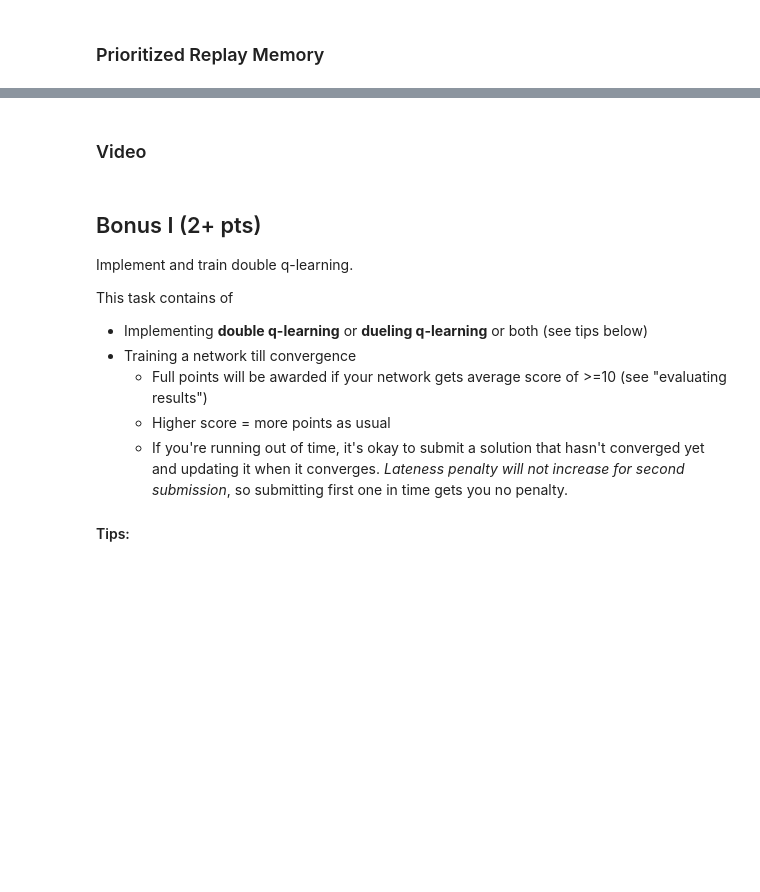
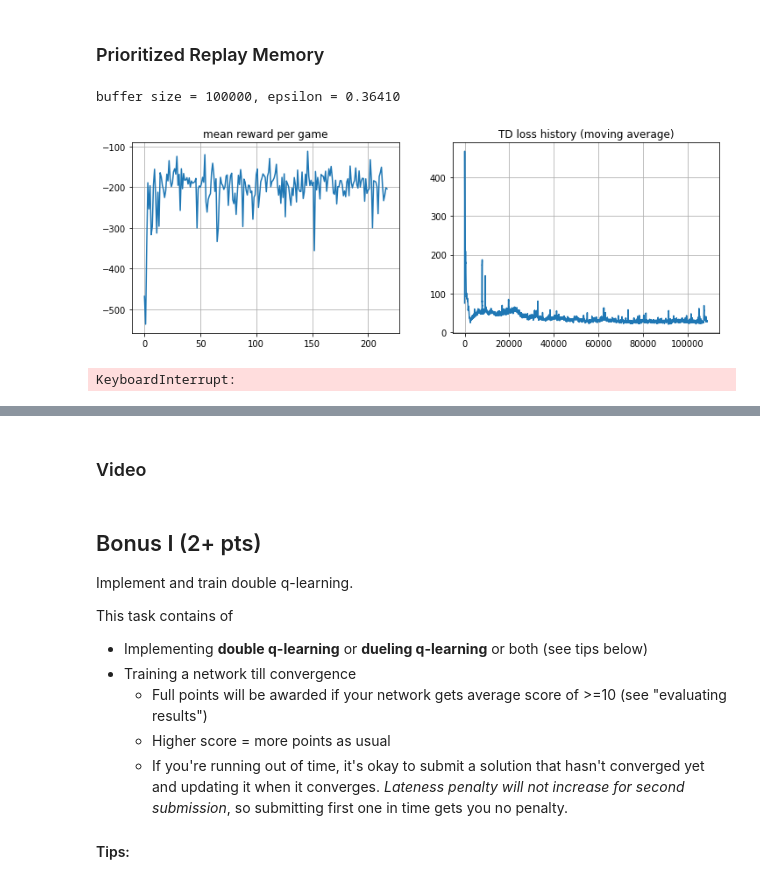
Before and after one commit to etendue/move37, a Jupyter notebook: dqn_box2d.ipynb, the cells around one changed output, grey strips where cells are left out. Cells and saved outputs as stored; diff of their text form; code cells hidden in the pictures; blank space fills up the shorter version.

```diff
--- a/dqn_box2d.ipynb
+++ b/dqn_box2d.ipynb
@@ -117,11 +121,11 @@ class ReplayMemory(object):
         self.memory = []
         self.position = 0
 
-    def push(self, *args):
+    def push(self, transition):
         """Saves a transition."""
         if len(self.memory) < self.capacity:
             self.memory.append(None)
-        self.memory[self.position] = Transition(*args)
+        self.memory[self.position] = transition
         self.position = (self.position + 1) % self.capacity
 
     def sample(self, batch_size):
@@ -406,2 +285,0 @@ s = eval_env.reset()
-# %%
-q_values=agent.get_qvalues(s)
@@ -412,2 +285,0 @@ agent.sample_action(q_values)
-# %%
-s,r,done,_ = eval_env.step(3)
@@ -445,4 +286,2 @@ agent.model = target_net
-# %%
-r,actions,qs=evaluate_(eval_env, agent, n_games=1)
 # %% [markdown]
 ### Prioritized Replay Memory
@@ -451,6 +437,21 @@ from replay_buffer_buffer_bufferay_buffer import PrioritizedReplayBuffer
 # %%
-optimizer = torch.optim.Adam(policy_net.parameters())
-exp_replay = PrioritizedReplayBuffer(10**4,alpha = 0.5)
+policy_net = MLModel(state_dim,n_actions).to(device)
+target_net = MLModel(state_dim,n_actions).to(device)
+target_net.load_state_dict(policy_net.state_dict())
+agent = DQNAgent(state_dim, n_actions,policy_net, epsilon=0.5)
+
+mean_rw_history = []
+td_loss_history = []
+td_loss_m_history = []
+BATCH_SIZE=64
+TIME_STEPS=10**5*4
+LEARNING_RATE= 0.001
+EPSILON_START = 0.5
+EPSILON_END = 0.001
+agent.epsilon=EPSILON_START
+exp_replay = PriorExpReplay(10**5)
+optimizer = torch.optim.Adam(policy_net.parameters(),lr= LEARNING_RATE)
+
 # for training
 env = gym.make("LunarLander-v2")
 # for evaluation
@@ -463,57 +464,68 @@ for i in trange(TIME_STEPS):
     a = agent.sample_action(q_values)
     s_next,r,done, _ = env.step(a)
 
-    exp_replay.push(s,a,r,s_next,done)
+    transition = Transition(s,a,r,s_next,done)
+
 
     s = s_next
 
     if done:
         s = env.reset()
 
-    if len(exp_replay) < BATCH_SIZE:
+
+    batch = Transition(*zip(*[transition]))
+    td_err = td_error(target_net,policy_net,batch,device)
+    exp_replay.push(transition,td_err)
+    if i < BATCH_SIZE:
         continue
 
     # train
     # < sample data from experience replay>
-    nd_states,nd_actions,nd_rewards,nd_next_states,nd_is_dones,_,_ = exp_replay.sample(BATCH_SIZE,beta=0.5)
+    indice,transitions,weights = exp_replay.sample(BATCH_SIZE)
+    # Transpose the batch (see http://stackoverflow.com/a/19343/3343043 for
+    # detailed explanation).
+    batch = Transition(*zip(*transitions))
+
 
     # loss = < compute TD loss >
-
-
-    loss = td_loss(target_net,policy_net,nd_states,nd_actions,nd_rewards,nd_next_states,nd_is_dones)
+    loss = td_loss(target_net,policy_net,batch,device,weights)
 
     #< minimize loss by gradient descent >
     optimizer.zero_grad()
     loss.backward()
     optimizer.step()
 
-    td_loss_history.append(loss.data.numpy())
+    td_errs = td_error(target_net,policy_net,batch,device)
+    exp_replay.batch_update(indice,td_errs)
+
+    td_loss_history.append(loss.cpu().data.numpy())
 
     count = min(len(td_loss_history),100)
     td_loss_m_history.append(np.mean(td_loss_history[-count:]))
 
     # adjust agent parameters
+    agent.epsilon -= (EPSILON_START - EPSILON_END)/TIME_STEPS
     if i % 500 == 0:
-        agent.epsilon = max(agent.epsilon * 0.99, 0.01)
 
         mean_rw_history.append(evaluate(eval_env, agent, n_games=3))
 
         #Load agent weights into target_network
         target_net.load_state_dict(policy_net.state_dict())
-
-
-    #if i % 100 == 0:
 
         clear_output(True)
         print("buffer size = %i, epsilon = %.5f" % (len(exp_replay), agent.epsilon))
         plt.figure(figsize=[12, 4])
         plt.subplot(1,2,1)
         plt.title("mean reward per game")
         plt.plot(mean_rw_history)
         plt.grid()
 
         plt.subplot(1,2,2)
         plt.title("TD loss history (moving average)")
         plt.plot(td_loss_m_history)
         plt.grid()
         plt.show()
+# %% [output]
+buffer size = 100000, epsilon = 0.36410
+[figure, added]
+KeyboardInterrupt:
```
Also changed, not shown: parts of 27 cells of this notebook.
